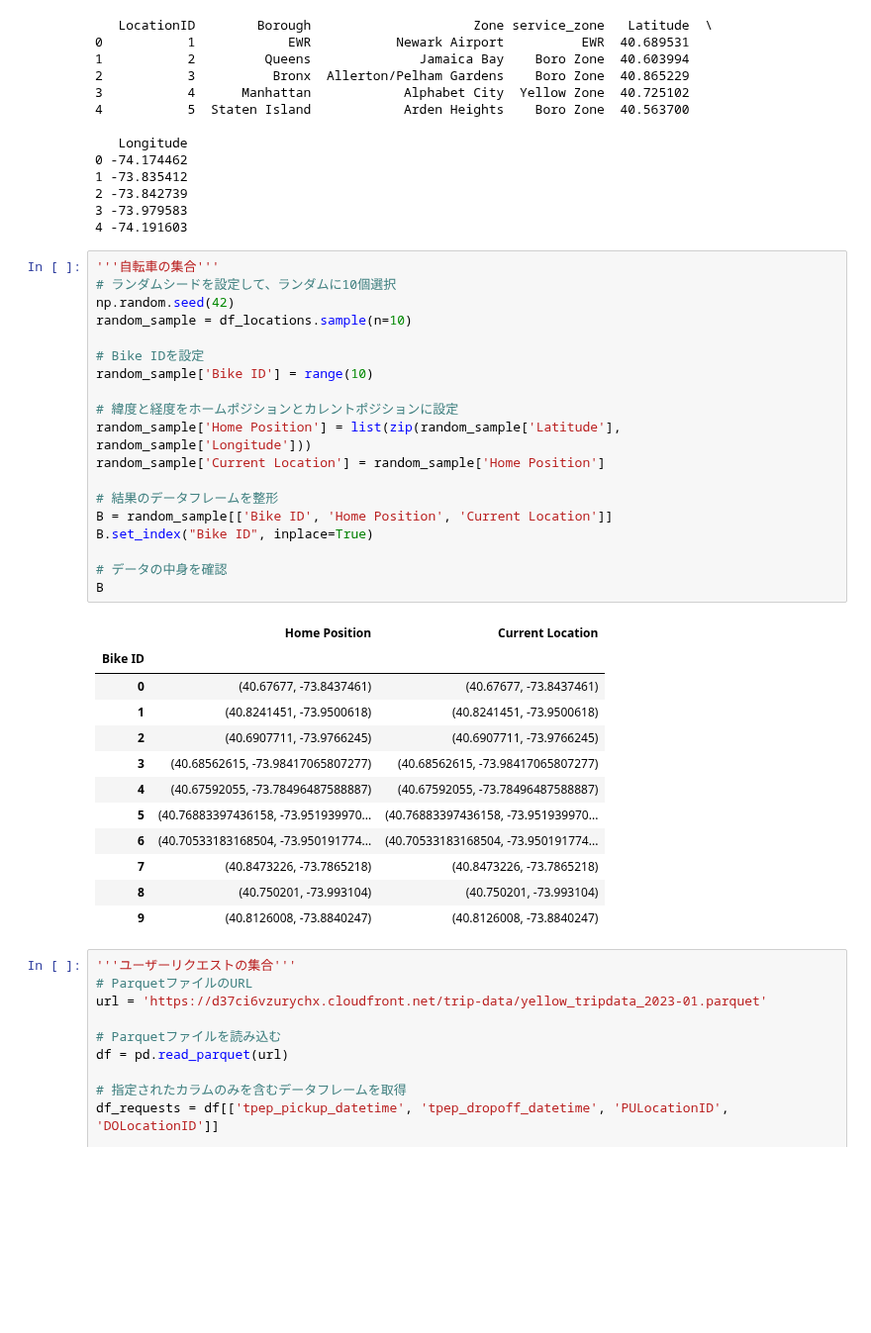
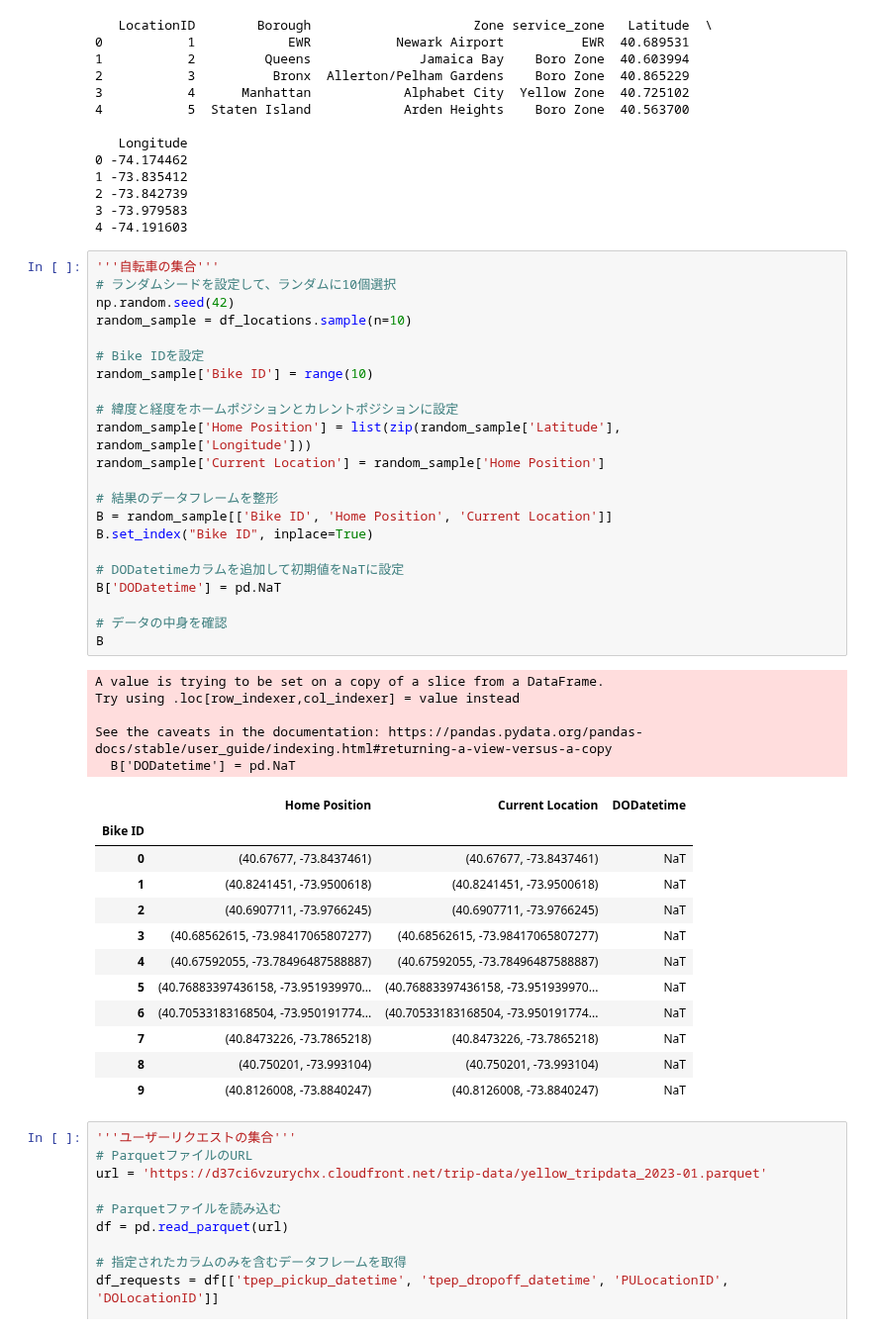
Before and after one commit to Koki-Kazaore/Research, a Jupyter notebook: googleColabEnv/bikeSharePerMinute/bikeSharePerMinute.ipynb, the cells around one changed output. Shown at 99% size. Saved outputs shown, nothing was run; the diff lists cells and outputs as text; blank space fills up the shorter version.

```diff
--- a/googleColabEnv/bikeSharePerMinute/bikeSharePerMinute.ipynb
+++ b/googleColabEnv/bikeSharePerMinute/bikeSharePerMinute.ipynb
@@ -75,35 +83,43 @@ def get_coordinates_by_location_id(location_id):
 # %%
 '''自転車の集合'''
 # ランダムシードを設定して、ランダムに10個選択
 np.random.seed(42)
 random_sample = df_locations.sample(n=10)
 
 # Bike IDを設定
 random_sample['Bike ID'] = range(10)
 
 # 緯度と経度をホームポジションとカレントポジションに設定
 random_sample['Home Position'] = list(zip(random_sample['Latitude'], random_sample['Longitude']))
 random_sample['Current Location'] = random_sample['Home Position']
 
 # 結果のデータフレームを整形
 B = random_sample[['Bike ID', 'Home Position', 'Current Location']]
 B.set_index("Bike ID", inplace=True)
 
+# DODatetimeカラムを追加して初期値をNaTに設定
+B['DODatetime'] = pd.NaT
+
 # データの中身を確認
 B
 # %% [output]
+A value is trying to be set on a copy of a slice from a DataFrame.
+Try using .loc[row_indexer,col_indexer] = value instead
+
+See the caveats in the documentation: https://pandas.pydata.org/pandas-docs/stable/user_guide/indexing.html#returning-a-view-versus-a-copy
+  B['DODatetime'] = pd.NaT
-|  | Home Position | Current Location |
-| Bike ID |  |  |
-| 0 | (40.67677, -73.8437461) | (40.67677, -73.8437461) |
-| 1 | (40.8241451, -73.9500618) | (40.8241451, -73.9500618) |
-| 2 | (40.6907711, -73.9766245) | (40.6907711, -73.9766245) |
-| 3 | (40.68562615, -73.98417065807277) | (40.68562615, -73.98417065807277) |
-| 4 | (40.67592055, -73.78496487588887) | (40.67592055, -73.78496487588887) |
-| 5 | (40.76883397436158, -73.951939970... | (40.76883397436158, -73.951939970... |
-| 6 | (40.70533183168504, -73.950191774... | (40.70533183168504, -73.950191774... |
-| 7 | (40.8473226, -73.7865218) | (40.8473226, -73.7865218) |
-| 8 | (40.750201, -73.993104) | (40.750201, -73.993104) |
-| 9 | (40.8126008, -73.8840247) | (40.8126008, -73.8840247) |
+|  | Home Position | Current Location | DODatetime |
+| Bike ID |  |  |  |
+| 0 | (40.67677, -73.8437461) | (40.67677, -73.8437461) | NaT |
+| 1 | (40.8241451, -73.9500618) | (40.8241451, -73.9500618) | NaT |
+| 2 | (40.6907711, -73.9766245) | (40.6907711, -73.9766245) | NaT |
+| 3 | (40.68562615, -73.98417065807277) | (40.68562615, -73.98417065807277) | NaT |
+| 4 | (40.67592055, -73.78496487588887) | (40.67592055, -73.78496487588887) | NaT |
+| 5 | (40.76883397436158, -73.951939970... | (40.76883397436158, -73.951939970... | NaT |
+| 6 | (40.70533183168504, -73.950191774... | (40.70533183168504, -73.950191774... | NaT |
+| 7 | (40.8473226, -73.7865218) | (40.8473226, -73.7865218) | NaT |
+| 8 | (40.750201, -73.993104) | (40.750201, -73.993104) | NaT |
+| 9 | (40.8126008, -73.8840247) | (40.8126008, -73.8840247) | NaT |
 # %%
 '''ユーザーリクエストの集合'''
 # ParquetファイルのURL
```
Also changed, not shown: parts of 11 cells of this notebook.
